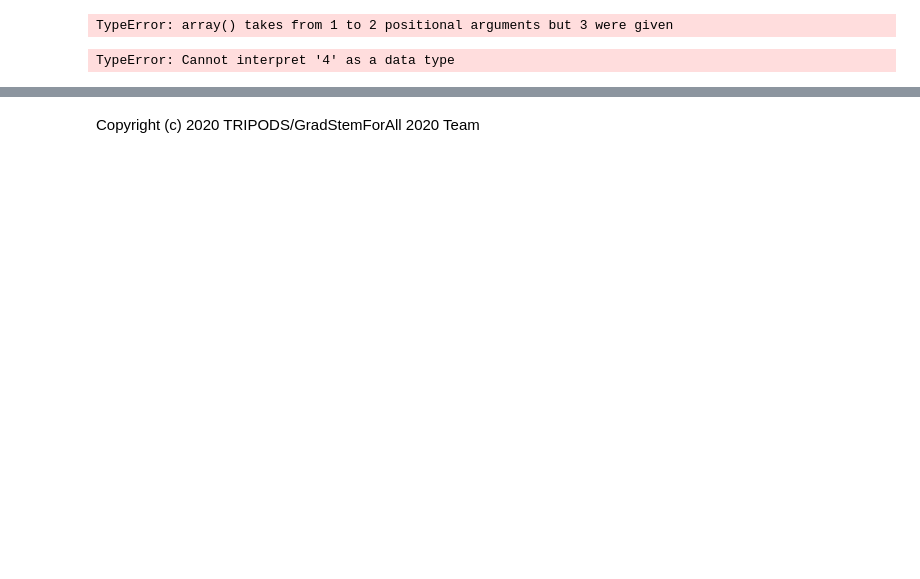
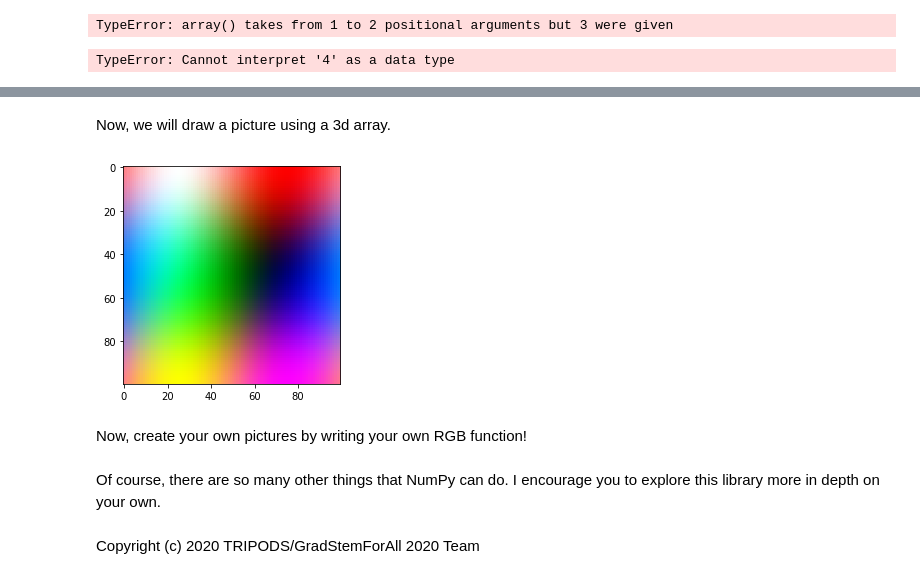
Before and after one commit to ArianNadjim/Tripods, a Jupyter notebook: 1. Monday (Python Crash Course)/NumPy Basics.ipynb, the cells around one changed output, grey strips where cells are left out. Cells and saved outputs as stored; diff of their text form; code cells hidden in the pictures; blank space fills up the shorter version.

```diff
--- a/1. Monday (Python Crash Course)/NumPy Basics.ipynb
+++ b/1. Monday (Python Crash Course)/NumPy Basics.ipynb
@@ -188,9 +86,0 @@ print(toc-tic, 's')
-# %%
-import time
-tic = time.time()
-s = 0
-for i in myArray:
-    s += i
-print(s)
-toc = time.time()
-print(toc-tic, 's')
@@ -221,0 +251,12 @@ plt.plot(np.sin(xs))
+# %%
+tic = time.time()
+
+total = 0
+for i in myArray:
+    total += i
+
+toc = time.time()
+
+timeDiffForLoop = toc-tic
+
+print('The total is', total, 'and it is computed (with a for loop) in ', timeDiffForLoop, 'seconds.')
@@ -221,0 +329,7 @@ plt.plot(np.sin(xs))
+# %%
+A = np.array([[1,2], [3,4]])
+B = np.array([[10],[0]])
+print('A: \n', A)
+print('B: \n', B)
+print('A transpose is:\n', A.transpose())
+print('The trace of A is: ', np.trace(A))
@@ -221,0 +386,21 @@ plt.plot(np.sin(xs))
+# %% [markdown]
+Now, we will draw a picture using a 3d array.
+# %%
+numPixels = 100
+
+def RGB(i,j):
+    i = 2*np.pi*i/numPixels
+    j = 2*np.pi*j/numPixels
+    R = np.cos(i)*0.5 + 0.5
+    G = np.sin(j)*0.5 + 0.5
+    B = np.sin((i+2*j)/2)*0.5 + 0.5
+    return [R,G,B]
+
+pixelData = np.array([[RGB(i,j) for j in range(numPixels)] for i in range(numPixels)])
+
+plt.imshow(pixelData, interpolation='nearest')
+plt.show()
+# %% [output]
+[figure, added]
+# %% [markdown]
+Now, create your own pictures by writing your own RGB function!
@@ -222,2 +409,4 @@ plt.plot(np.sin(xs))
+# %% [markdown]
+Of course, there are so many other things that NumPy can do. I encourage you to explore this library more in depth on your own.
 # %% [markdown]
 Copyright (c) 2020 TRIPODS/GradStemForAll 2020 Team
```
Also changed, not shown: parts of 67 cells of this notebook.
